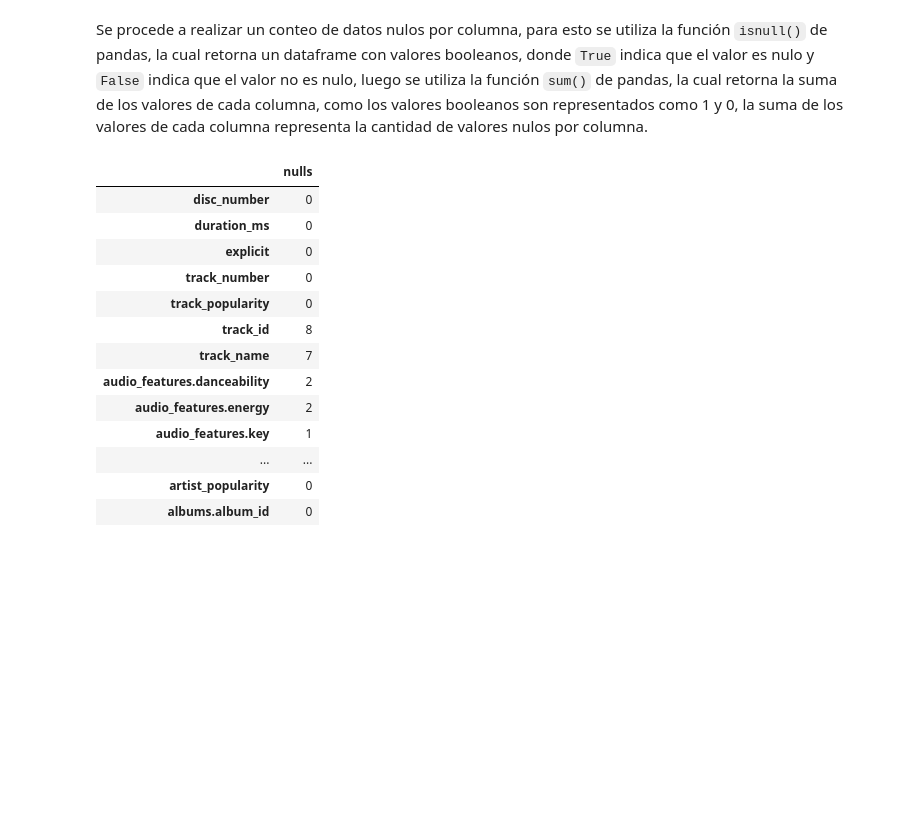
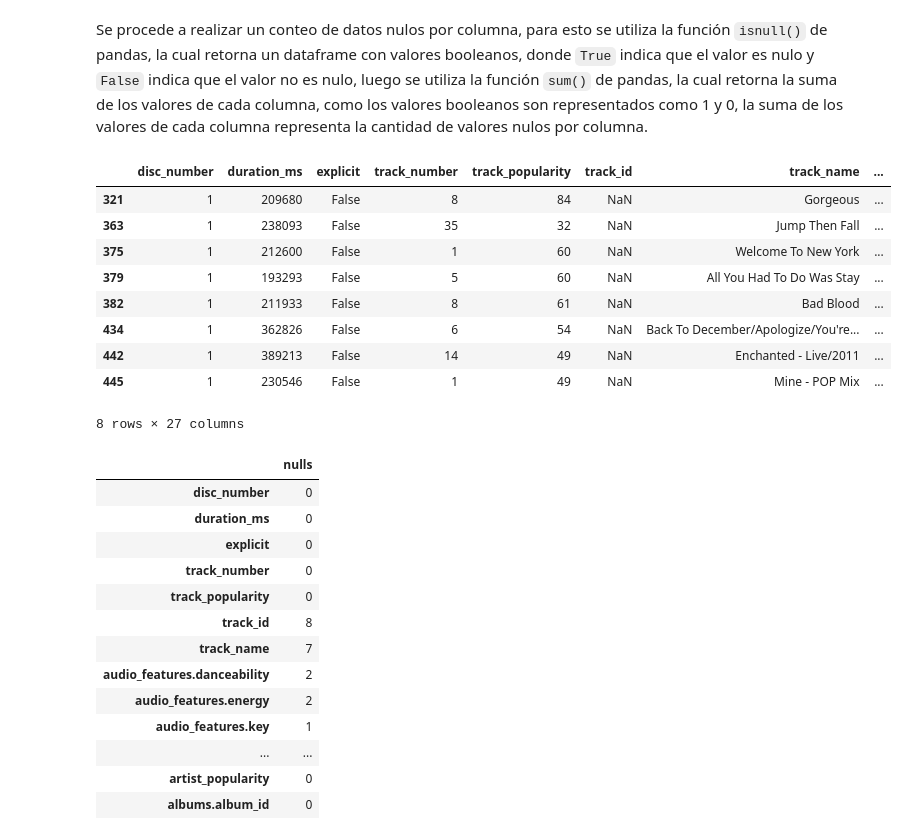
Before and after one commit to jhsilvaz13/Technical-test-R5, a Jupyter notebook: case.QA.taylor.spotify.api.report.completeness.ipynb, the cells around one changed output. Saved outputs shown, nothing was run; the diff lists cells and outputs as text; code cells hidden in the pictures; blank space fills up the shorter version.

```diff
--- a/case.QA.taylor.spotify.api.report.completeness.ipynb
+++ b/case.QA.taylor.spotify.api.report.completeness.ipynb
@@ -53,6 +68,19 @@ Recordando que la completitud hace referencia a la cantidad de datos que son uti
 ## Datos Nulos
 # %% [markdown]
 Se procede a realizar un conteo de datos nulos por columna, para esto se utiliza la función `isnull()` de pandas, la cual retorna un dataframe con valores booleanos, donde `True` indica que el valor es nulo y `False` indica que el valor no es nulo, luego se utiliza la función `sum()` de pandas, la cual retorna la suma de los valores de cada columna, como los valores booleanos son representados como 1 y 0, la suma de los valores de cada columna representa la cantidad de valores nulos por columna.
+# %%
+df[df['track_id'].isnull()]
+# %% [output]
+|  | disc_number | duration_ms | explicit | track_number | track_popularity | track_id | track_name | ... |
+| 321 | 1 | 209680 | False | 8 | 84 | NaN | Gorgeous | ... |
+| 363 | 1 | 238093 | False | 35 | 32 | NaN | Jump Then Fall | ... |
+| 375 | 1 | 212600 | False | 1 | 60 | NaN | Welcome To New York | ... |
+| 379 | 1 | 193293 | False | 5 | 60 | NaN | All You Had To Do Was Stay | ... |
+| 382 | 1 | 211933 | False | 8 | 61 | NaN | Bad Blood | ... |
+| 434 | 1 | 362826 | False | 6 | 54 | NaN | Back To December/Apologize/You're... | ... |
+| 442 | 1 | 389213 | False | 14 | 49 | NaN | Enchanted - Live/2011 | ... |
+| 445 | 1 | 230546 | False | 1 | 49 | NaN | Mine - POP Mix | ... |
+8 rows × 27 columns
 # %%
 nulls=df.isnull().sum().to_frame().rename(columns={0:'nulls'})
 nulls
```
Also changed, not shown: parts of 3 cells of this notebook, 2 other files.
